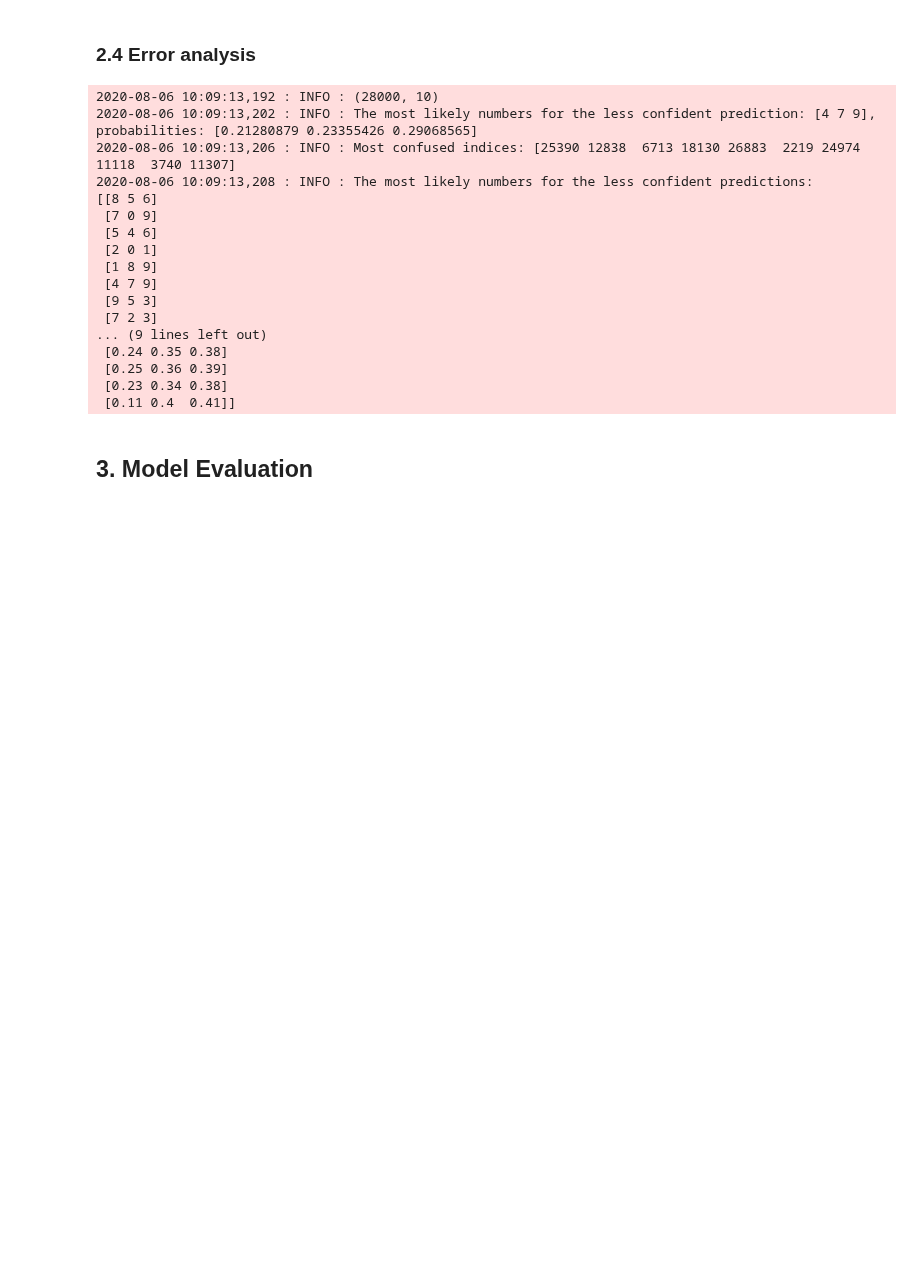
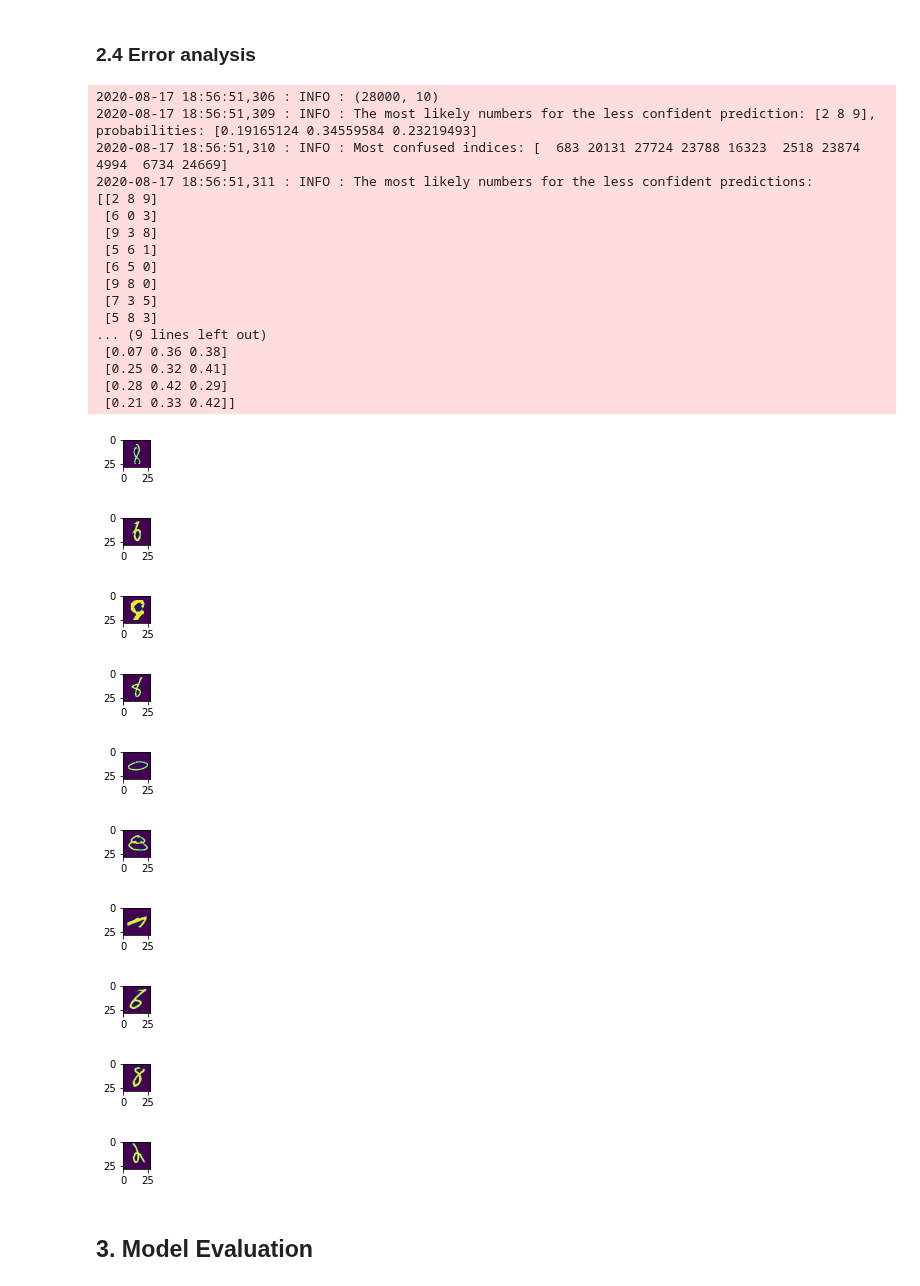
Before and after one commit to GlaIZier/digit-recongizer, a Jupyter notebook: notebooks/deep-learning-keras.ipynb, the cells around one changed output. Saved outputs shown, nothing was run; the diff lists cells and outputs as text; code cells hidden in the pictures; blank space fills up the shorter version.

```diff
--- a/notebooks/deep-learning-keras.ipynb
+++ b/notebooks/deep-learning-keras.ipynb
@@ -413,53 +410,61 @@ Wall time: 465 µs
 ### 2.4 Error analysis
 # %%
 # analysis of the most confusing predicitons
-def analyse_confusing_predictions(predictions=basic_predictions, n_confused=10, labels=None):
+def analyse_confusing_predictions(predictions=basic_predictions, n_confused=10, test_data=None):
     log.info(predictions.shape)
     probabilities_sparse = np.max(predictions, axis=1)
     min_prob = np.min(probabilities_sparse)
     min_index = np.argmin(probabilities_sparse, axis=0)
     log.info('The most likely numbers for the less confident prediction: %s, probabilities: %s',
              np.argpartition(predictions[min_index], -3)[-3:],
              predictions[min_index][np.argpartition(predictions[min_index], -3)[-3:]])
 
     most_confused_predictions_indices = np.argpartition(probabilities_sparse, n_confused)[:n_confused]
     log.info('Most confused indices: %s', most_confused_predictions_indices)
     most_confused_probabilities = predictions[most_confused_predictions_indices]
     likely_numbers_most_confused_probabilities = np.argpartition(most_confused_probabilities, -3, axis=1)[:, -3:]
 
     probabilities_likely_numbers_most_confused_probabilities = np.empty(likely_numbers_most_confused_probabilities.shape)
     for i, row in enumerate(most_confused_probabilities):
         probabilities_likely_numbers_most_confused_probabilities[i] = row[likely_numbers_most_confused_probabilities[i]]
 
     log.info('The most likely numbers for the less confident predictions: \n%s, \nprobabilities: \n%s',
             likely_numbers_most_confused_probabilities,
             np.around(probabilities_likely_numbers_most_confused_probabilities, decimals=2))
 
-    if labels is not None:
+    if test_data is not None:
         for most_confusing_predictions_index in most_confused_predictions_indices:
-            draw_number(labels[most_confusing_predictions_index],
-                        args.raw_train.iloc[most_confusing_predictions_index, 1:].to_numpy().reshape(28, 28),
-                       (0.5, 0.5))
+            plot_number(test_data.iloc[most_confusing_predictions_index, :].to_numpy().reshape(28, 28), size_inches=(0.5, 0.5))
 
-analyse_confusing_predictions(predictions=basic_predictions)
+analyse_confusing_predictions(predictions=basic_predictions, test_data=args.raw_test)
 # %% [output]
-2020-08-06 10:09:13,192 : INFO : (28000, 10)
-2020-08-06 10:09:13,202 : INFO : The most likely numbers for the less confident prediction: [4 7 9], probabilities: [0.21280879 0.23355426 0.29068565]
-2020-08-06 10:09:13,206 : INFO : Most confused indices: [25390 12838  6713 18130 26883  2219 24974 11118  3740 11307]
-2020-08-06 10:09:13,208 : INFO : The most likely numbers for the less confident predictions:
-[[8 5 6]
- [7 0 9]
- [5 4 6]
- [2 0 1]
- [1 8 9]
- [4 7 9]
- [9 5 3]
- [7 2 3]
+2020-08-17 18:56:51,306 : INFO : (28000, 10)
+2020-08-17 18:56:51,309 : INFO : The most likely numbers for the less confident prediction: [2 8 9], probabilities: [0.19165124 0.34559584 0.23219493]
+2020-08-17 18:56:51,310 : INFO : Most confused indices: [  683 20131 27724 23788 16323  2518 23874  4994  6734 24669]
+2020-08-17 18:56:51,311 : INFO : The most likely numbers for the less confident predictions:
+[[2 8 9]
+ [6 0 3]
+ [9 3 8]
+ [5 6 1]
+ [6 5 0]
+ [9 8 0]
+ [7 3 5]
+ [5 8 3]
 ... (9 lines left out)
- [0.24 0.35 0.38]
- [0.25 0.36 0.39]
- [0.23 0.34 0.38]
- [0.11 0.4  0.41]]
+ [0.07 0.36 0.38]
+ [0.25 0.32 0.41]
+ [0.28 0.42 0.29]
+ [0.21 0.33 0.42]]
+[figure, added]
+[figure, added]
+[figure, added]
+[figure, added]
+[figure, added]
+[figure, added]
+[figure, added]
+[figure, added]
+[figure, added]
+[figure, added]
 # %%
 # print confusing numbers
 # %% [markdown]
```
Also changed, not shown: parts of 8 cells of this notebook.
